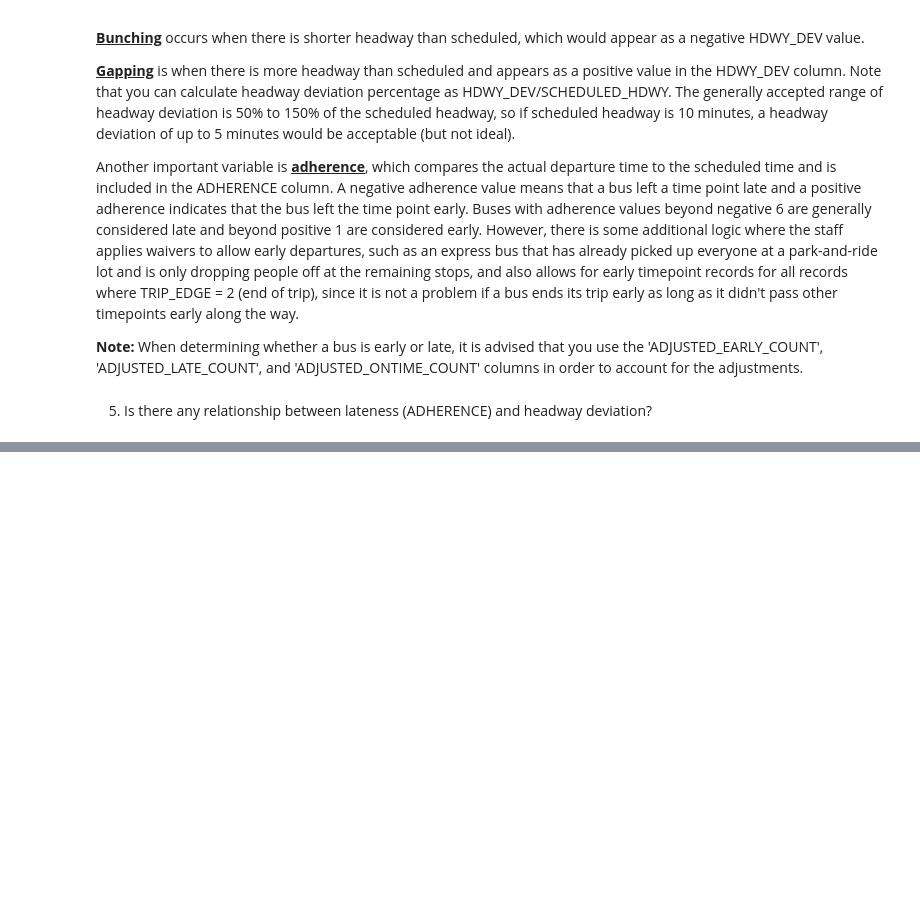
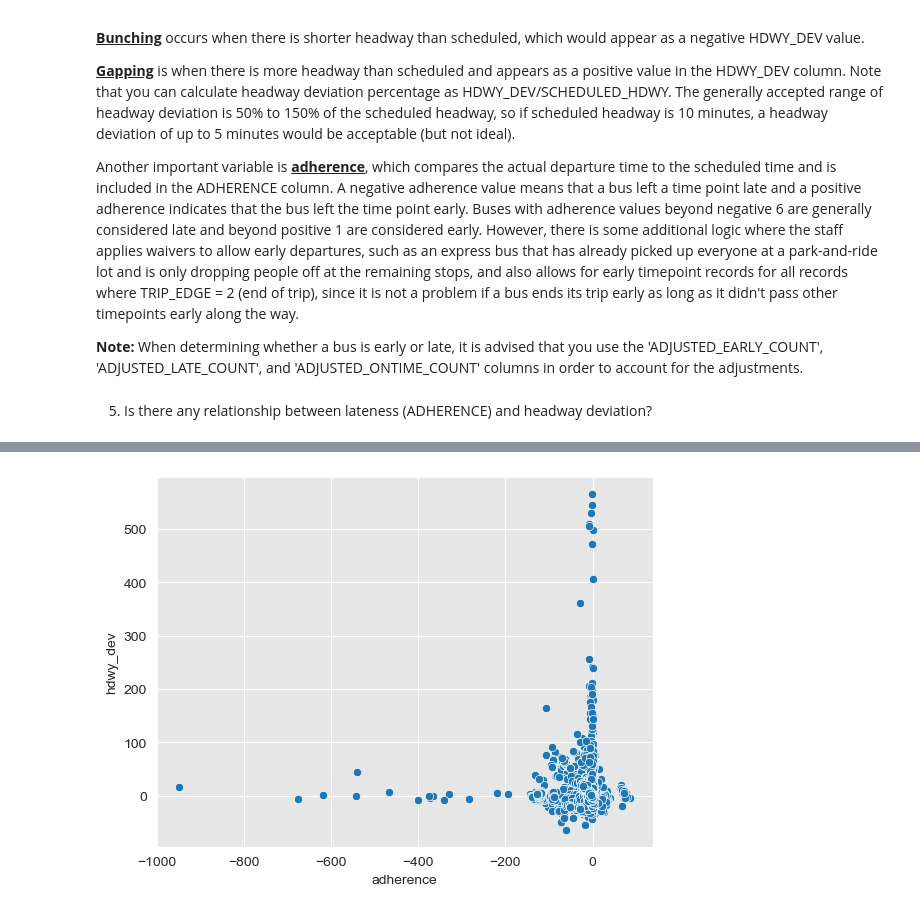
Before and after one commit to NSS-Data-Analytics-Cohort-12/wego-python-da12-pumpkin-py-latte, a Jupyter notebook: notebooks/question_5.ipynb, the cells around one changed output, grey strips where cells are left out. Cells and saved outputs as stored; diff of their text form; code cells hidden in the pictures; blank space fills up the shorter version.

```diff
--- a/notebooks/question_5.ipynb
+++ b/notebooks/question_5.ipynb
@@ -72,0 +51,6 @@ plt.show()
+# %%
+# filter out adherence and hdwy_dev values that seem to be outliers
+wego_clean1 = wego.dropna(subset=['hdwy_dev']).reset_index()
+wego_clean = wego_clean1[wego_clean1['adherence'].between(-25, 10)]
+wego_clean = wego_clean[wego_clean['hdwy_dev'].between(-20,40)]
+wego_clean.head()
@@ -72,0 +64,8 @@ plt.show()
+# %%
+#Scatterplot before removing outliers.
+sns.scatterplot(x=wego_clean1['adherence'], y=wego_clean1['hdwy_dev'])
+plt.xlabel('adherence')
+plt.ylabel('hdwy_dev')
+plt.show()
+# %% [output]
+[figure, added]
```
Also changed, not shown: parts of 15 cells of this notebook.
